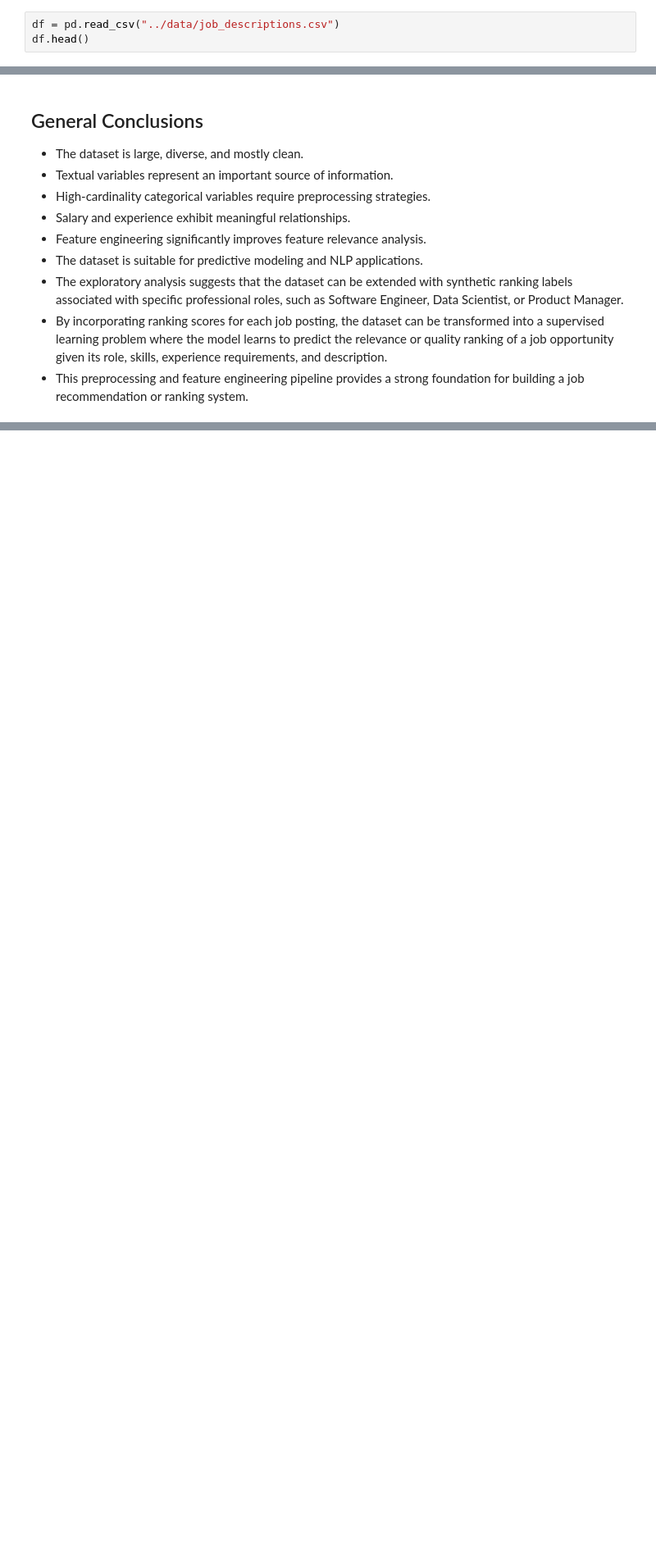
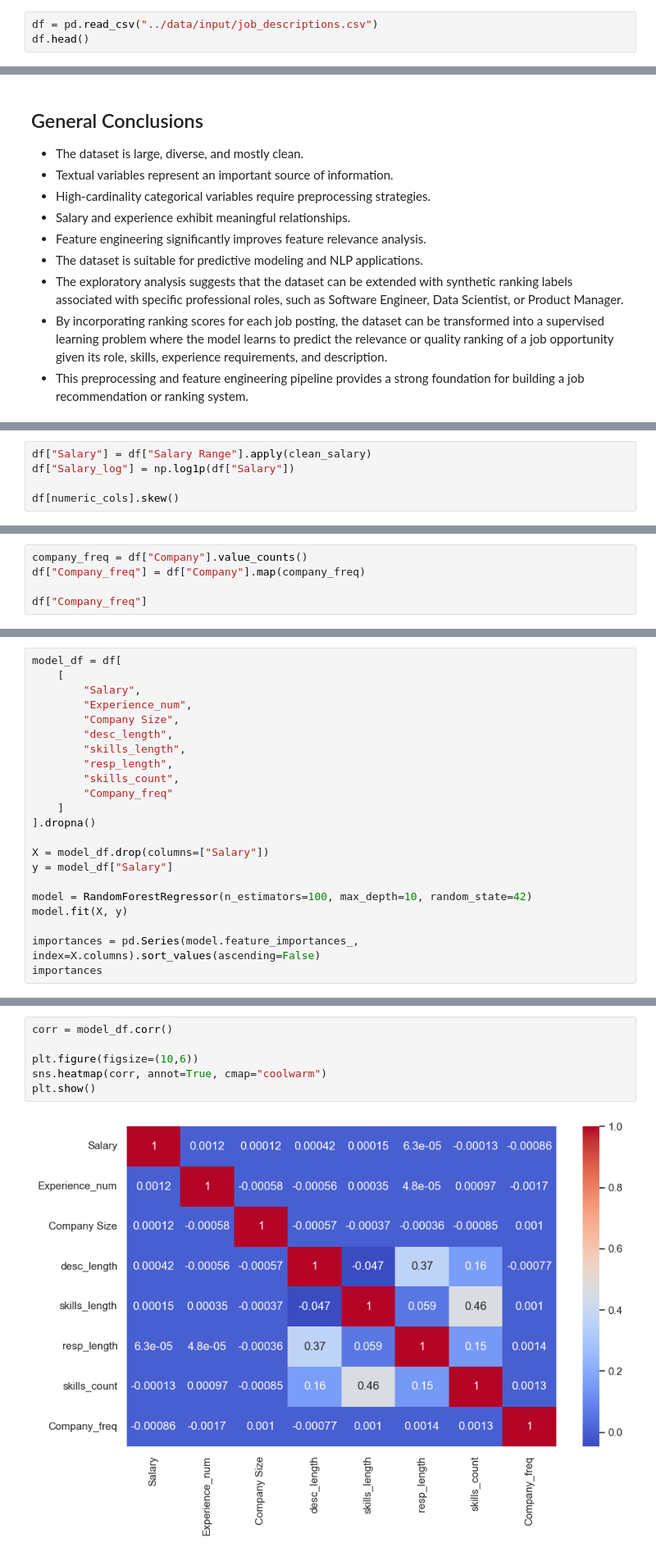
Before and after one commit to PosgradoMNA/TC5035.10-Equipo-60-EDA, a Jupyter notebook: src/main.ipynb, the cells around one changed output, grey strips where cells are left out. Shown at 82% size. Saved outputs shown, nothing was run; the diff lists cells and outputs as text; blank space fills up the shorter version.

Commit message:
feat: Added activity 2 (feature engineering) for data set and new output

```diff
--- a/src/main.ipynb
+++ b/src/main.ipynb
@@ -22,7 +23,7 @@ sns.set(style="whitegrid")
 # %%
 pd.set_option('display.max_colwidth', None)
 # %%
-df = pd.read_csv("../data/job_descriptions.csv")
+df = pd.read_csv("../data/input/job_descriptions.csv")
 df.head()
 # %% [output]
 |  | Job Id | Experience | Qualifications | Salary Range | location | Country | latitude | longitude | Work Type | ... |
@@ -718,0 +793,5 @@ Some categories, such as `Part-Time`, appear significantly more frequently than
+# %%
+df["Salary"] = df["Salary Range"].apply(clean_salary)
+df["Salary_log"] = np.log1p(df["Salary"])
+
+df[numeric_cols].skew()
@@ -718,0 +809,5 @@ Some categories, such as `Part-Time`, appear significantly more frequently than
+# %%
+company_freq = df["Company"].value_counts()
+df["Company_freq"] = df["Company"].map(company_freq)
+
+df["Company_freq"]
@@ -718,0 +863,22 @@ Some categories, such as `Part-Time`, appear significantly more frequently than
+# %%
+model_df = df[
+    [
+        "Salary",
+        "Experience_num",
+        "Company Size",
+        "desc_length",
+        "skills_length",
+        "resp_length",
+        "skills_count",
+        "Company_freq"
+    ]
+].dropna()
+
+X = model_df.drop(columns=["Salary"])
+y = model_df["Salary"]
+
+model = RandomForestRegressor(n_estimators=100, max_depth=10, random_state=42)
+model.fit(X, y)
+
+importances = pd.Series(model.feature_importances_, index=X.columns).sort_values(ascending=False)
+importances
@@ -718,0 +912,8 @@ Some categories, such as `Part-Time`, appear significantly more frequently than
+# %%
+corr = model_df.corr()
+
+plt.figure(figsize=(10,6))
+sns.heatmap(corr, annot=True, cmap="coolwarm")
+plt.show()
+# %% [output]
+[figure, added]
```
Also changed, not shown: parts of 37 cells of this notebook.
